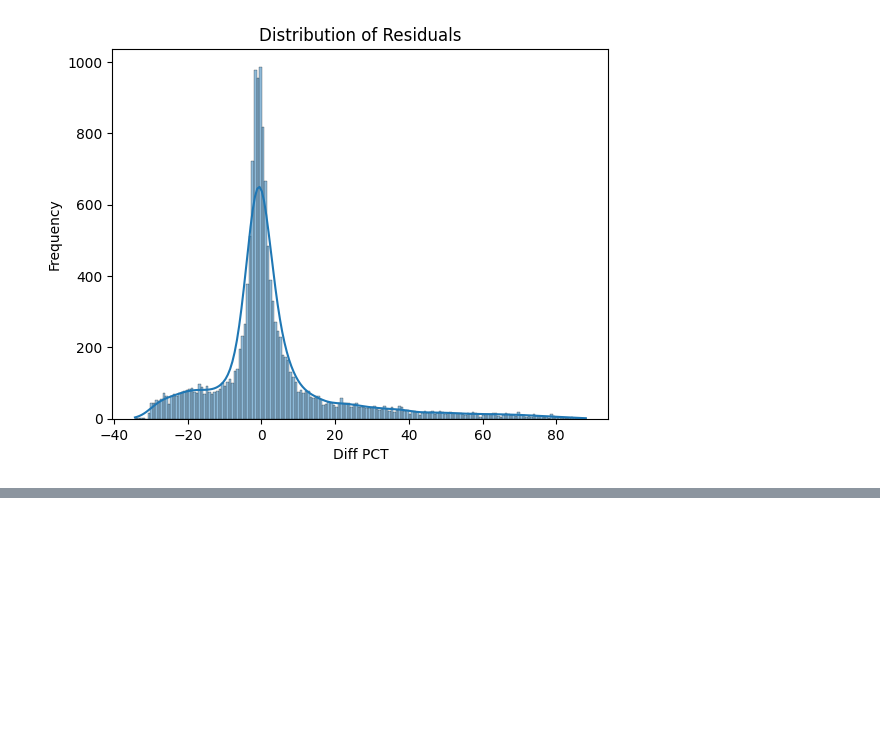
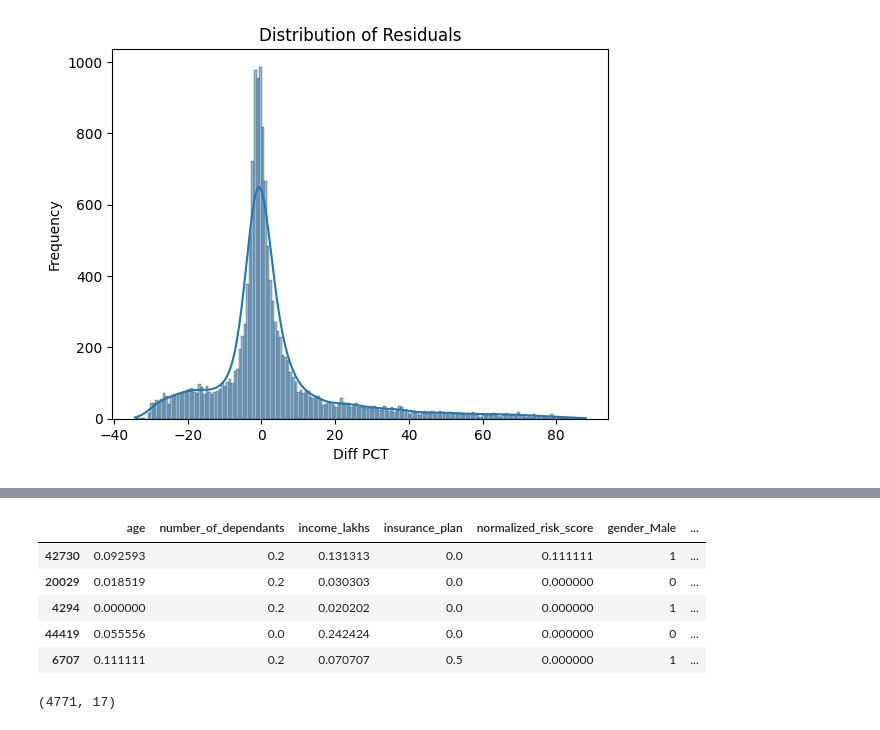
Before and after one commit to ByteMeRadi/Healthcare-Premium-Prediction-App, a Jupyter notebook: data_cleaning/ml_premium_prediction.ipynb, the cells around one changed output, grey strips where cells are left out. Cells and saved outputs as stored; diff of their text form; code cells hidden in the pictures; blank space fills up the shorter version.

```diff
--- a/data_cleaning/ml_premium_prediction.ipynb
+++ b/data_cleaning/ml_premium_prediction.ipynb
@@ -791,0 +850,14 @@ plt.show()
+# %%
+extreme_errors_df = X_test.loc[extreme_results_df.index]
+extreme_errors_df.head()
+# %% [output]
+|  | age | number_of_dependants | income_lakhs | insurance_plan | normalized_risk_score | gender_Male | ... |
+| 42730 | 0.092593 | 0.2 | 0.131313 | 0.0 | 0.111111 | 1 | ... |
+| 20029 | 0.018519 | 0.2 | 0.030303 | 0.0 | 0.000000 | 0 | ... |
+| 4294 | 0.000000 | 0.2 | 0.020202 | 0.0 | 0.000000 | 1 | ... |
+| 44419 | 0.055556 | 0.0 | 0.242424 | 0.0 | 0.000000 | 0 | ... |
+| 6707 | 0.111111 | 0.2 | 0.070707 | 0.5 | 0.000000 | 1 | ... |
+# %%
+extreme_errors_df.shape
+# %% [output]
+(4771, 17)
```
Also changed, not shown: parts of 9 cells of this notebook.
